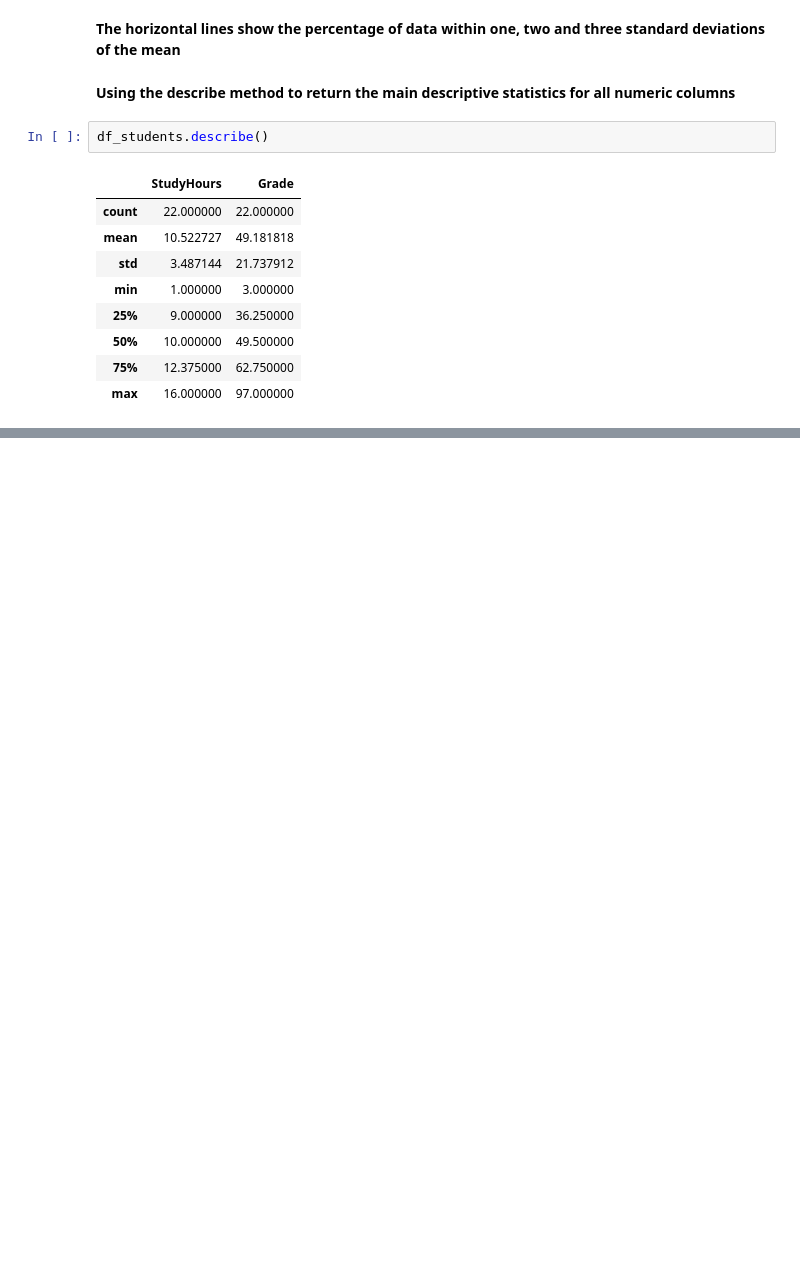
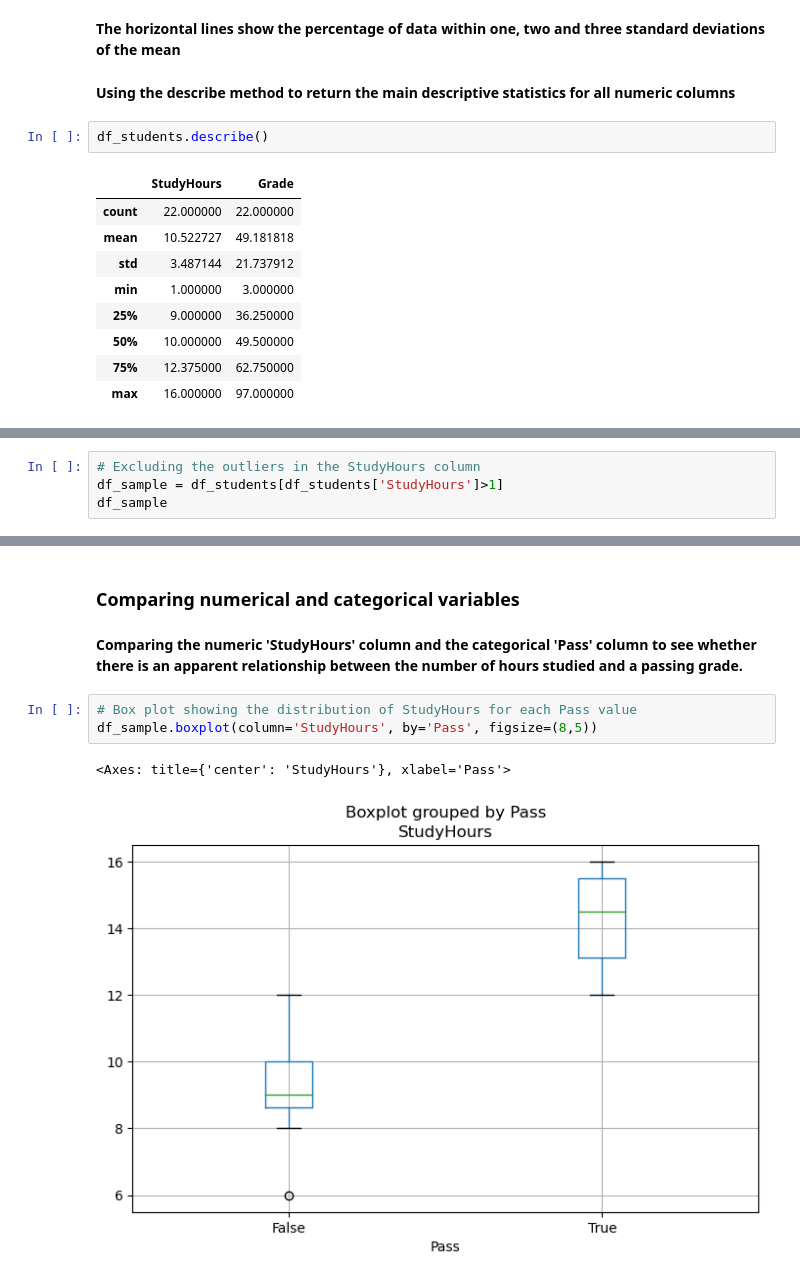
Before and after one commit to roangira99/Data-Analysis-ML, a Jupyter notebook: student_grades_viz.ipynb, the cells around one changed output, grey strips where cells are left out. Saved outputs shown, nothing was run; the diff lists cells and outputs as text; blank space fills up the shorter version.

Commit message:
Comparing the data

```diff
--- a/student_grades_viz.ipynb
+++ b/student_grades_viz.ipynb
@@ -447,0 +452,4 @@ df_students.describe()
+# %%
+# Excluding the outliers in the StudyHours column
+df_sample = df_students[df_students['StudyHours']>1]
+df_sample
@@ -447,0 +474,12 @@ df_students.describe()
+# %% [markdown]
+### Comparing numerical and categorical variables
+# %% [markdown]
+<b>Comparing the numeric 'StudyHours' column and the categorical 'Pass'
+column to see whether there is an apparent relationship between the
+number of hours studied and a passing grade.</b>
+# %%
+# Box plot showing the distribution of StudyHours for each Pass value
+df_sample.boxplot(column='StudyHours', by='Pass', figsize=(8,5))
+# %% [output]
+<Axes: title={'center': 'StudyHours'}, xlabel='Pass'>
+[figure, added]
```
Also changed, not shown: parts of 14 cells of this notebook.
